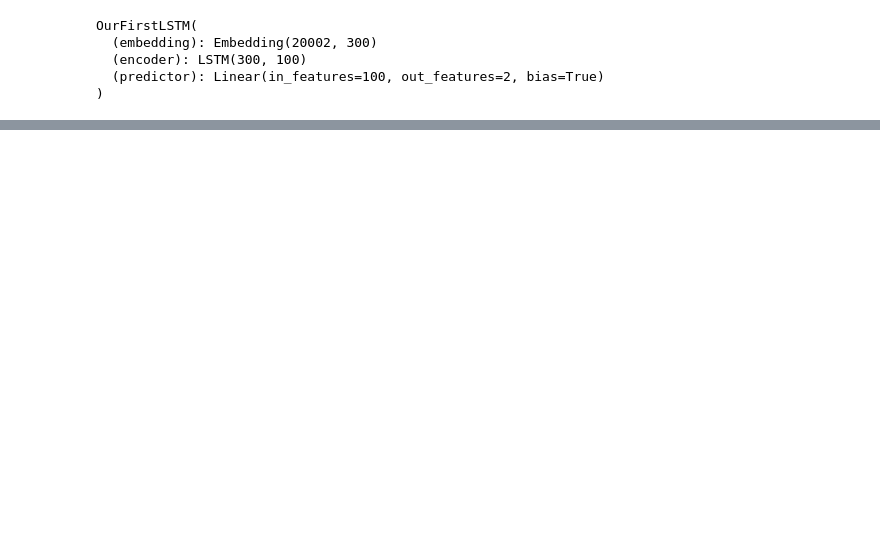
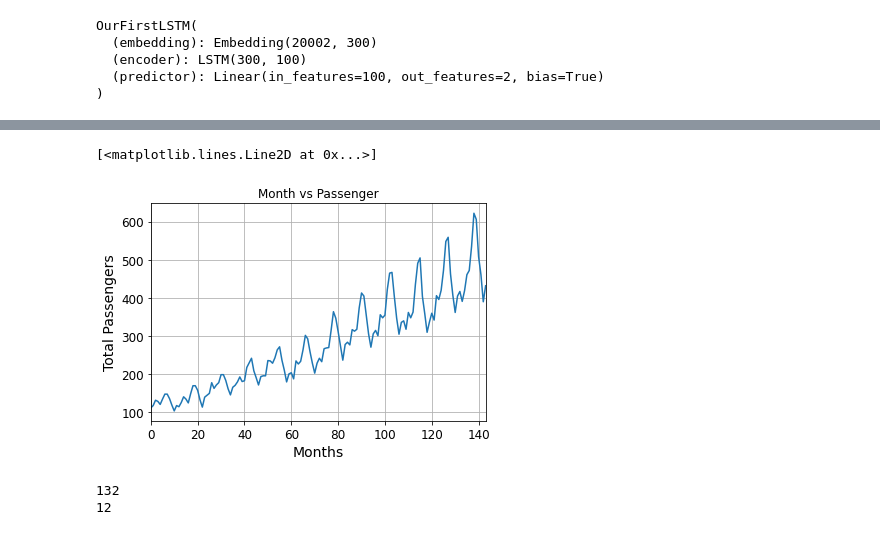
Before and after one commit to fpinell/hands_on_python_for_ds, a Jupyter notebook: notebooks/Lecture_4_Deep_Learning.ipynb, the cells around one changed output, grey strips where cells are left out. Saved outputs shown, nothing was run; the diff lists cells and outputs as text; code cells hidden in the pictures; blank space fills up the shorter version.

```diff
--- a/notebooks/Lecture_4_Deep_Learning.ipynb
+++ b/notebooks/Lecture_4_Deep_Learning.ipynb
@@ -1100,0 +1317,3 @@ Negative 1
+# %%
+flight_data = sns.load_dataset("flights")
+flight_data.head()
@@ -1100,0 +1327,10 @@ Negative 1
+# %%
+plt.title('Month vs Passenger')
+plt.ylabel('Total Passengers')
+plt.xlabel('Months')
+plt.grid(True)
+plt.autoscale(axis='x',tight=True)
+plt.plot(flight_data['passengers'])
+# %% [output]
+[<matplotlib.lines.Line2D at 0x...>]
+[figure, added]
@@ -1100,0 +1344,6 @@ Negative 1
+# %%
+print(len(train_data))
+print(len(test_data))
+# %% [output]
+132
+12
```
Also changed, not shown: parts of 68 cells of this notebook.
